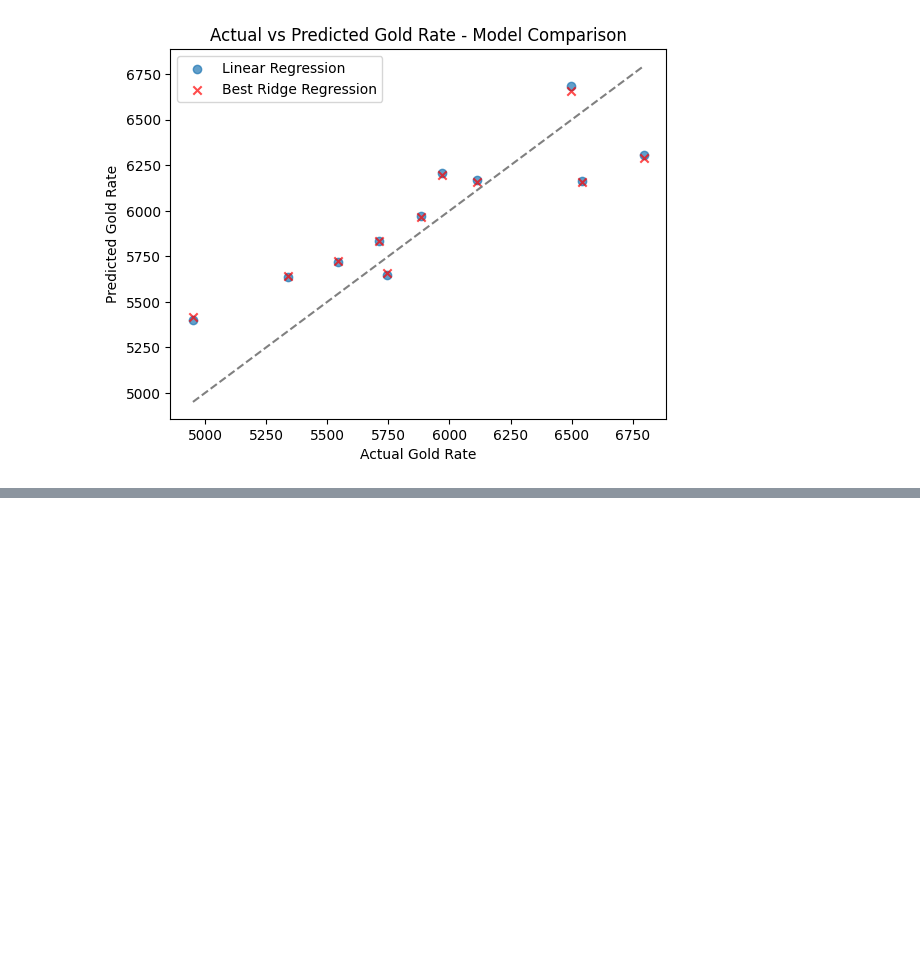
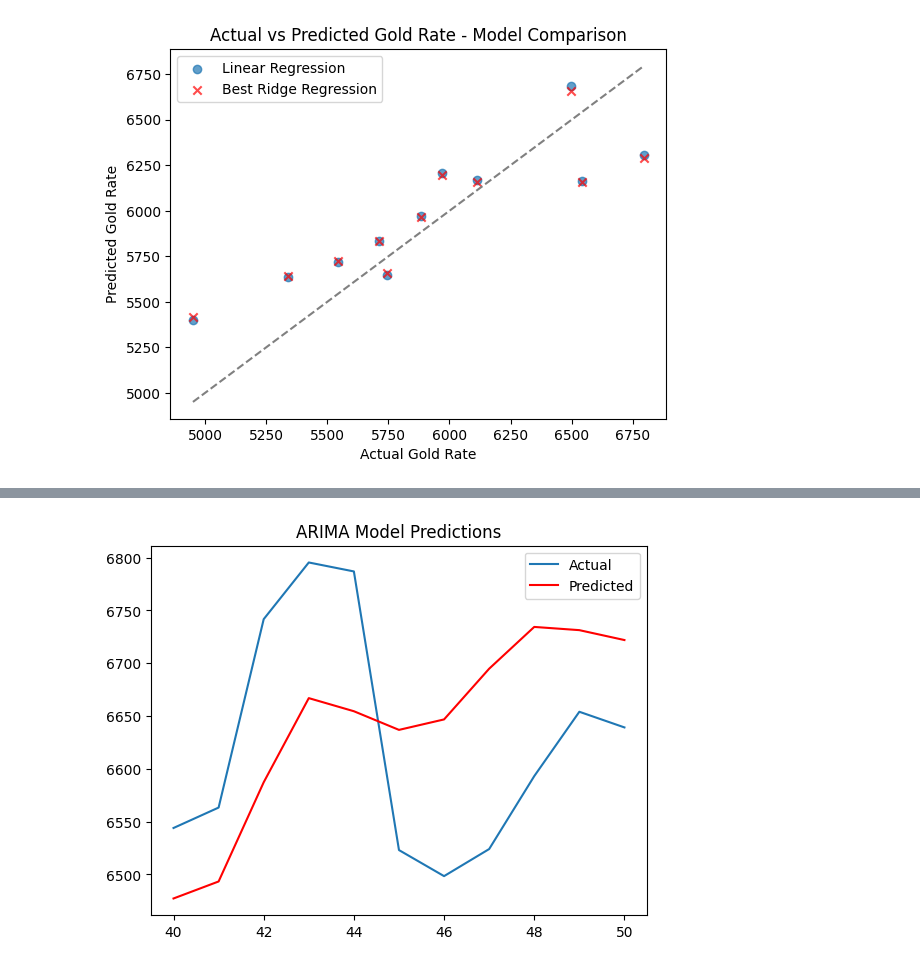
Before and after one commit to LinhVuHoang/Personal_projects, a Jupyter notebook: Gold-Price-Prediction/notebook/Gold_price_usdinr_prediction.ipynb, the cells around one changed output, grey strips where cells are left out. Saved outputs shown, nothing was run; the diff lists cells and outputs as text; code cells hidden in the pictures; blank space fills up the shorter version.

```diff
--- a/Gold-Price-Prediction/notebook/Gold_price_usdinr_prediction.ipynb
+++ b/Gold-Price-Prediction/notebook/Gold_price_usdinr_prediction.ipynb
@@ -387,0 +489,16 @@ plt.show()
+# %%
+#Use Arima model
+#Prepare the data for Arima (using 'GoldRate' as the time series)
+gold_prices = gold_usdinr_cleaned['Goldrate']
+
+#Split data into training and testing sets
+train_size = int(len(gold_prices)*0.8)
+train,test = gold_prices[:train_size], gold_prices[train_size:]
+# %%
+#Fit the ARIMA model
+# (p, d, q) are the order of the model. You might need to tune these parameters.
+model = ARIMA(train, order=(5, 1, 0))  # Example order, adjust as needed
+model_fit = model.fit()
+# %%
+#Make predictions
+predictions = model_fit.predict(start=len(train), end=len(gold_prices)-1)
@@ -387,0 +511,9 @@ plt.show()
+# %%
+# Plot the results
+plt.plot(test, label='Actual')
+plt.plot(predictions, color='red', label='Predicted')
+plt.legend()
+plt.title('ARIMA Model Predictions')
+plt.show()
+# %% [output]
+[figure, added]
```
Also changed, not shown: parts of 23 cells of this notebook, 5 other files.
